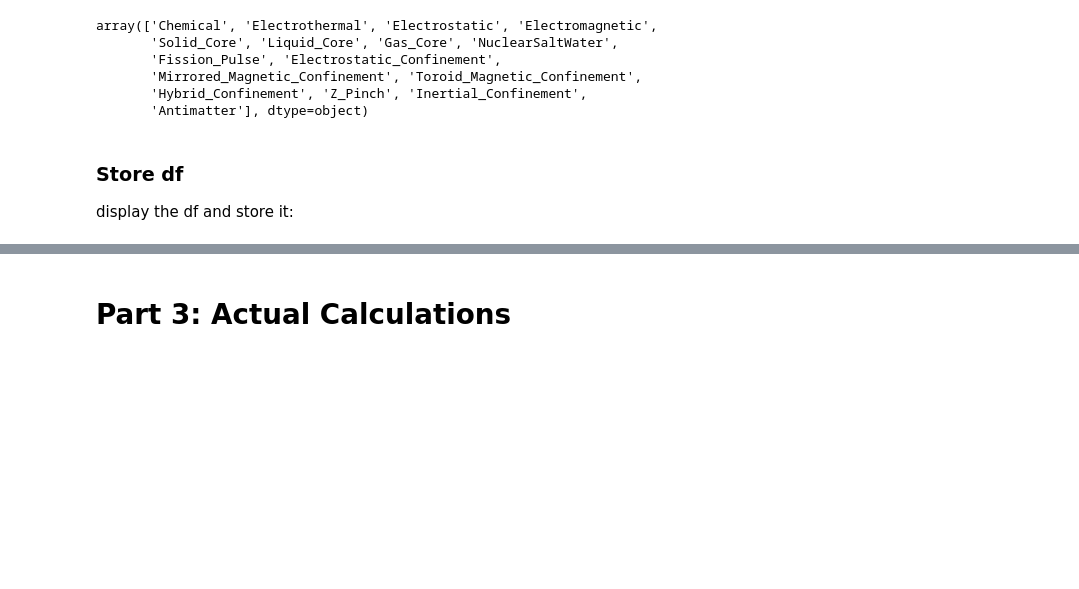
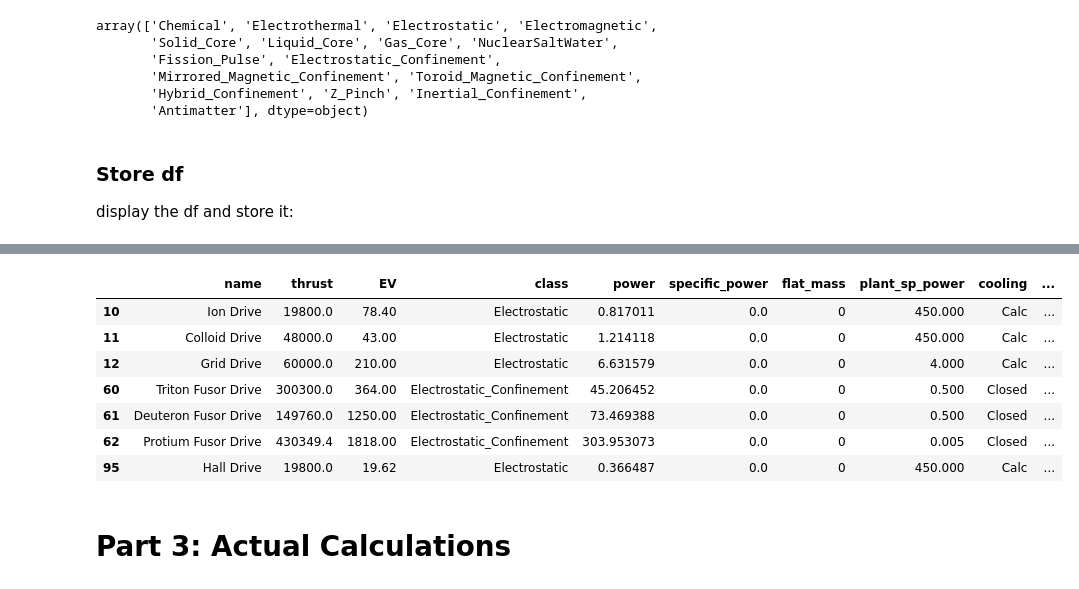
Before and after one commit to tkachev-asc/TI_drives, a Jupyter notebook: drives.ipynb, the cells around one changed output, grey strips where cells are left out. Saved outputs shown, nothing was run; the diff lists cells and outputs as text; code cells hidden in the pictures; blank space fills up the shorter version.

```diff
--- a/drives.ipynb
+++ b/drives.ipynb
@@ -789,3 +775,15 @@ drives.loc[:, ['name', 'thrust', 'EV', 'class', 'power','specific_power','flat_m
+# %%
+mask = drives['class'].str.contains('Electrostatic')
+drives.loc[mask, ['name', 'thrust', 'EV', 'class', 'power','specific_power','flat_mass','plant_sp_power','cooling','RP_bins', 'dry_mass', 'accel', 'comb_ac', 'DV','tank_cap']].tail(10)
+# %% [output]
+|  | name | thrust | EV | class | power | specific_power | flat_mass | plant_sp_power | cooling | ... |
+| 10 | Ion Drive | 19800.0 | 78.40 | Electrostatic | 0.817011 | 0.0 | 0 | 450.000 | Calc | ... |
+| 11 | Colloid Drive | 48000.0 | 43.00 | Electrostatic | 1.214118 | 0.0 | 0 | 450.000 | Calc | ... |
+| 12 | Grid Drive | 60000.0 | 210.00 | Electrostatic | 6.631579 | 0.0 | 0 | 4.000 | Calc | ... |
+| 60 | Triton Fusor Drive | 300300.0 | 364.00 | Electrostatic_Confinement | 45.206452 | 0.0 | 0 | 0.500 | Closed | ... |
+| 61 | Deuteron Fusor Drive | 149760.0 | 1250.00 | Electrostatic_Confinement | 73.469388 | 0.0 | 0 | 0.500 | Closed | ... |
+| 62 | Protium Fusor Drive | 430349.4 | 1818.00 | Electrostatic_Confinement | 303.953073 | 0.0 | 0 | 0.005 | Closed | ... |
+| 95 | Hall Drive | 19800.0 | 19.62 | Electrostatic | 0.366487 | 0.0 | 0 | 450.000 | Calc | ... |
 # %% [markdown]
 # Part 3: Actual Calculations
 # %% [markdown]
```
Also changed, not shown: parts of 12 cells of this notebook.
